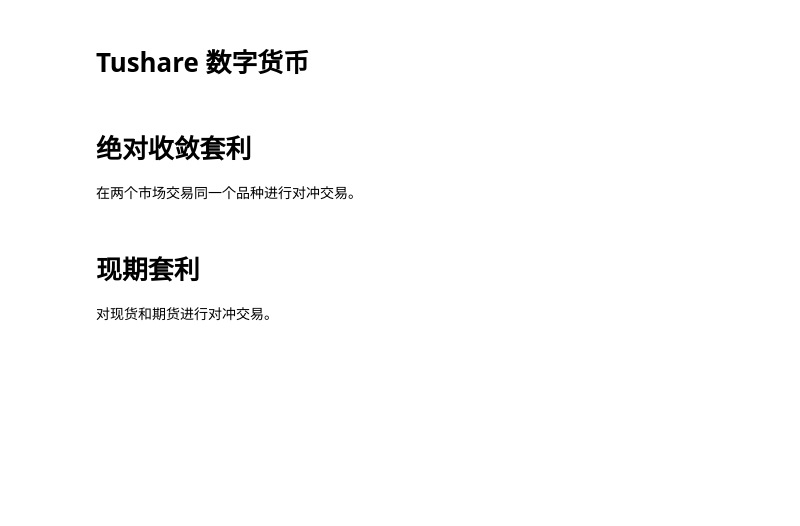
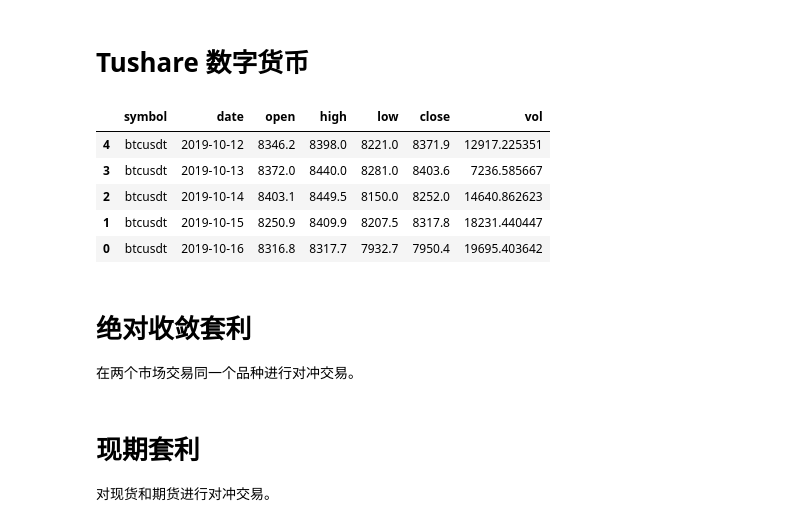
Before and after one commit to holmescn/vnpy, a Jupyter notebook: examples/cta_backtesting/Tushare.ipynb, the cells around one changed output. Drawn from its saved outputs; the diff is of its cells as text; code cells hidden in the pictures; blank space fills up the shorter version.

```diff
--- a/examples/cta_backtesting/Tushare.ipynb
+++ b/examples/cta_backtesting/Tushare.ipynb
@@ -11,8 +11,19 @@ from statsmodels.tsa.arima_model import ARMA
 # %%
 ts_api = ts.pro_api('')
 # %%
-# ts_api.coinbar(exchange='future_okex', symbol='btcusdt', freq='1min', start_date='20190801', end_date='20190802', contract_type='quarter')
+df = ts_api.coinbar(exchange='okex', symbol='btcusdt', freq='daily', start_date='20190801', end_date='')
+# df = ts.bar('399300.SZ', conn=ts.get_apis(), asset='INDEX', start_date='2019-10-10', end_date='')
 # df = ts_api.coin_mins(exchange='future_okex', symbol='eth', freq='15min', trade_date='20190910')
+# %%
+df = df.sort_values('date', ascending=True)
+df.tail()
+# %% [output]
+|  | symbol | date | open | high | low | close | vol |
+| 4 | btcusdt | 2019-10-12 | 8346.2 | 8398.0 | 8221.0 | 8371.9 | 12917.225351 |
+| 3 | btcusdt | 2019-10-13 | 8372.0 | 8440.0 | 8281.0 | 8403.6 | 7236.585667 |
+| 2 | btcusdt | 2019-10-14 | 8403.1 | 8449.5 | 8150.0 | 8252.0 | 14640.862623 |
+| 1 | btcusdt | 2019-10-15 | 8250.9 | 8409.9 | 8207.5 | 8317.8 | 18231.440447 |
+| 0 | btcusdt | 2019-10-16 | 8316.8 | 8317.7 | 7932.7 | 7950.4 | 19695.403642 |
 # %% [markdown]
 # 绝对收敛套利
 
```
Also changed, not shown: 11 other files.
